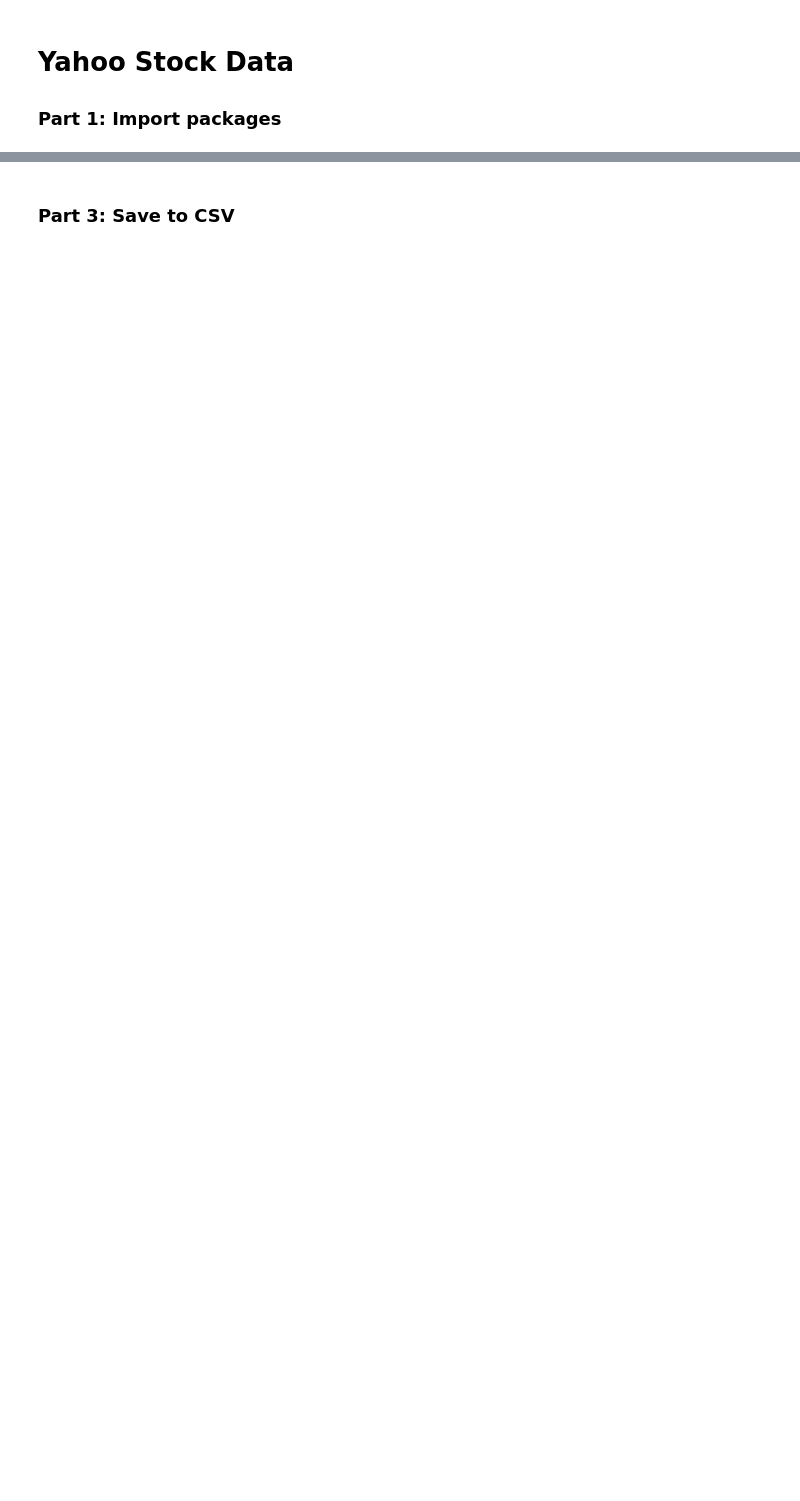
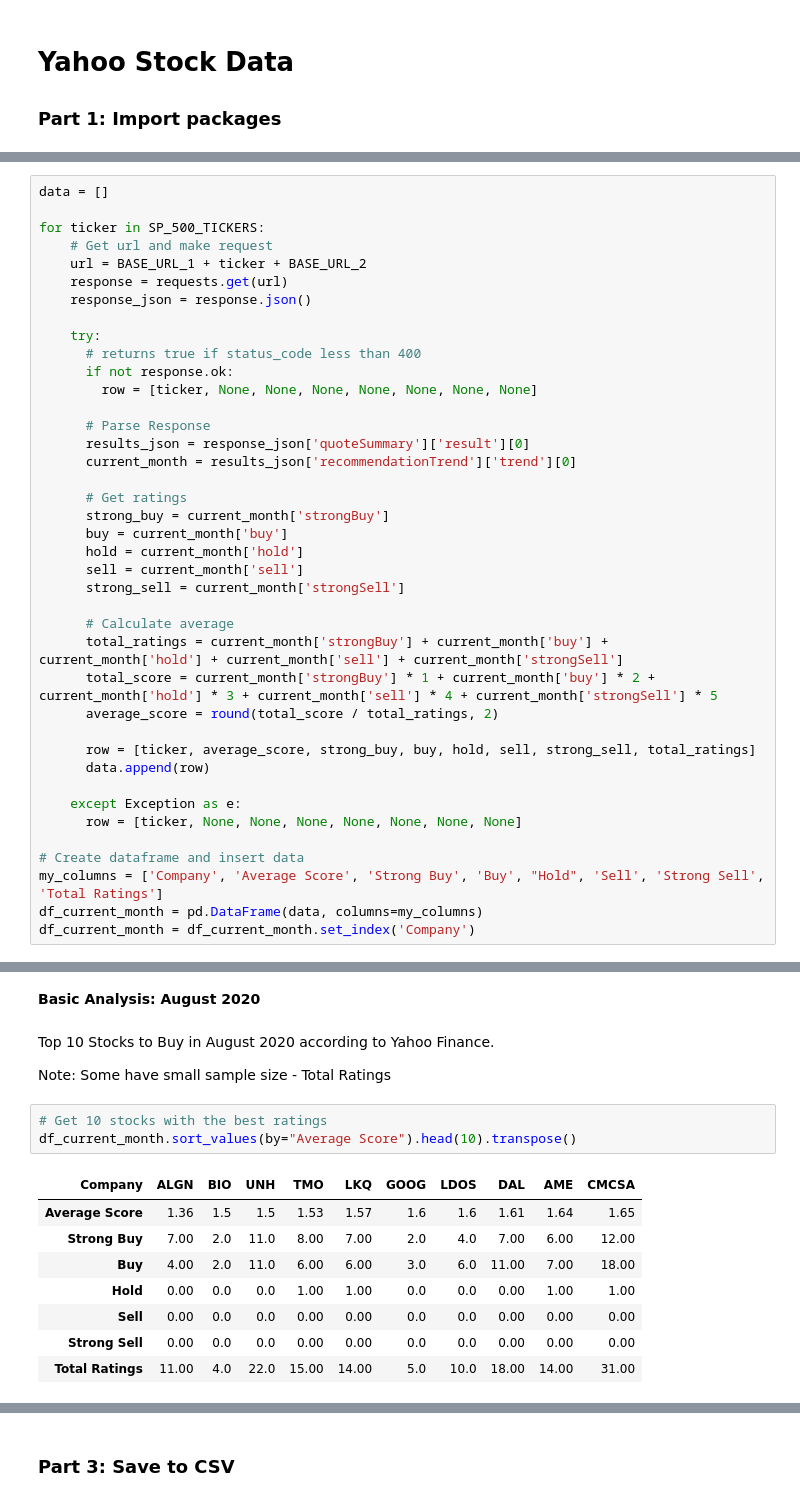
Before and after one commit to jonathannocek/yahoo-finance-stocks, a Jupyter notebook: src/yahoo_stocks.ipynb, the cells around one changed output, grey strips where cells are left out. Saved outputs shown, nothing was run; the diff lists cells and outputs as text; blank space fills up the shorter version.

```diff
--- a/src/yahoo_stocks.ipynb
+++ b/src/yahoo_stocks.ipynb
@@ -81,0 +86,40 @@ df.transpose()
+# %%
+data = []
+
+for ticker in SP_500_TICKERS:
+    # Get url and make request
+    url = BASE_URL_1 + ticker + BASE_URL_2
+    response = requests.get(url)
+    response_json = response.json()
+
+    try:
+      # returns true if status_code less than 400
+      if not response.ok:
+        row = [ticker, None, None, None, None, None, None, None]
+
+      # Parse Response
+      results_json = response_json['quoteSummary']['result'][0]
+      current_month = results_json['recommendationTrend']['trend'][0]
+
+      # Get ratings
+      strong_buy = current_month['strongBuy']
+      buy = current_month['buy']
+      hold = current_month['hold']
+      sell = current_month['sell']
+      strong_sell = current_month['strongSell']
+
+      # Calculate average
+      total_ratings = current_month['strongBuy'] + current_month['buy'] + current_month['hold'] + current_month['sell'] + current_month['strongSell']
+      total_score = current_month['strongBuy'] * 1 + current_month['buy'] * 2 + current_month['hold'] * 3 + current_month['sell'] * 4 + current_month['strongSell'] * 5
+      average_score = round(total_score / total_ratings, 2)
+
+      row = [ticker, average_score, strong_buy, buy, hold, sell, strong_sell, total_ratings]
+      data.append(row)
+
+    except Exception as e:
+      row = [ticker, None, None, None, None, None, None, None]
+
+# Create dataframe and insert data
+my_columns = ['Company', 'Average Score', 'Strong Buy', 'Buy', "Hold", 'Sell', 'Strong Sell', 'Total Ratings']
+df_current_month = pd.DataFrame(data, columns=my_columns)
+df_current_month = df_current_month.set_index('Company')
@@ -81,0 +139,18 @@ df.transpose()
+# %% [markdown]
+**Basic Analysis: August 2020**
+# %% [markdown]
+Top 10 Stocks to Buy in August 2020 according to Yahoo Finance.
+
+Note: Some have small sample size - Total Ratings
+# %%
+# Get 10 stocks with the best ratings
+df_current_month.sort_values(by="Average Score").head(10).transpose()
+# %% [output]
+| Company | ALGN | BIO | UNH | TMO | LKQ | GOOG | LDOS | DAL | AME | CMCSA |
+| Average Score | 1.36 | 1.5 | 1.5 | 1.53 | 1.57 | 1.6 | 1.6 | 1.61 | 1.64 | 1.65 |
+| Strong Buy | 7.00 | 2.0 | 11.0 | 8.00 | 7.00 | 2.0 | 4.0 | 7.00 | 6.00 | 12.00 |
+| Buy | 4.00 | 2.0 | 11.0 | 6.00 | 6.00 | 3.0 | 6.0 | 11.00 | 7.00 | 18.00 |
+| Hold | 0.00 | 0.0 | 0.0 | 1.00 | 1.00 | 0.0 | 0.0 | 0.00 | 1.00 | 1.00 |
+| Sell | 0.00 | 0.0 | 0.0 | 0.00 | 0.00 | 0.0 | 0.0 | 0.00 | 0.00 | 0.00 |
+| Strong Sell | 0.00 | 0.0 | 0.0 | 0.00 | 0.00 | 0.0 | 0.0 | 0.00 | 0.00 | 0.00 |
+| Total Ratings | 11.00 | 4.0 | 22.0 | 15.00 | 14.00 | 5.0 | 10.0 | 18.00 | 14.00 | 31.00 |
```
Also changed, not shown: parts of 9 cells of this notebook.
